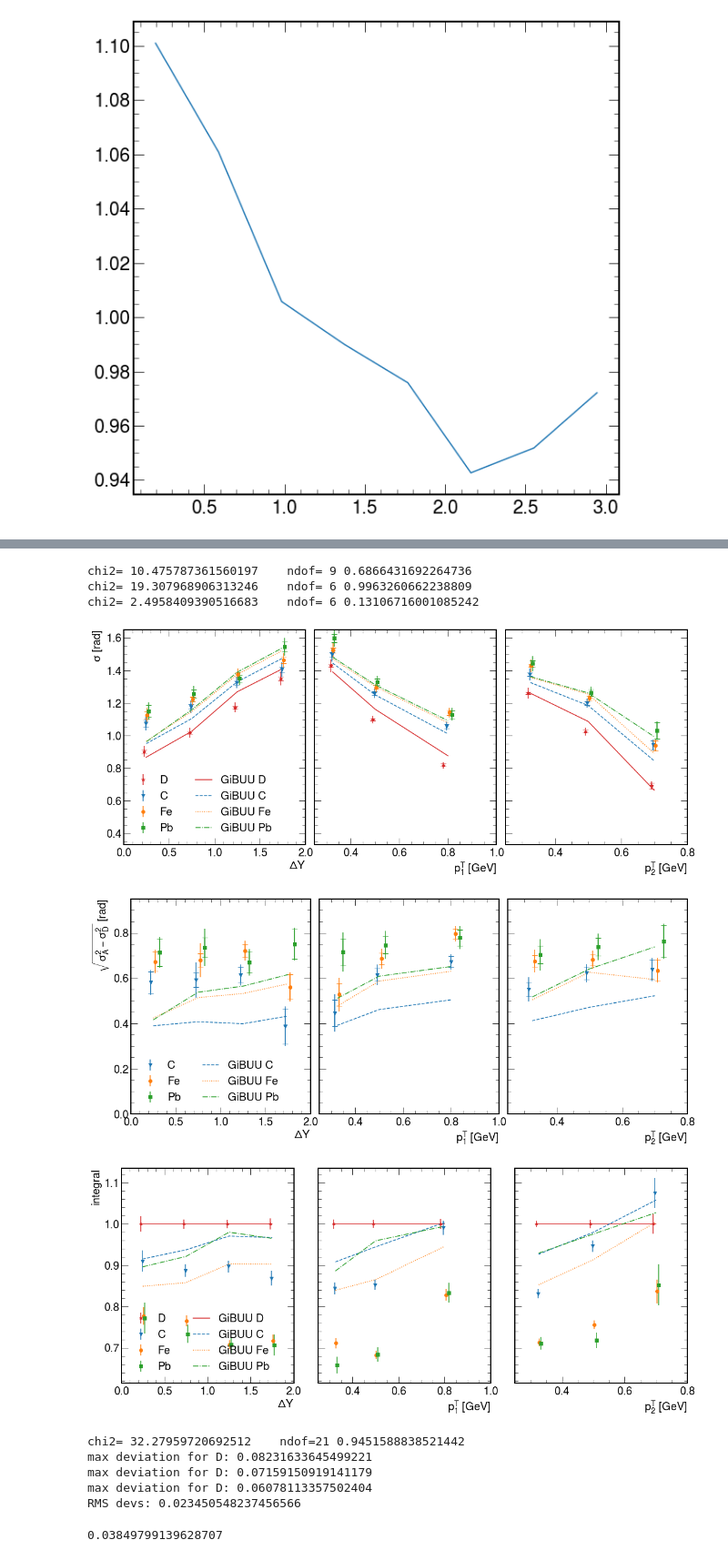
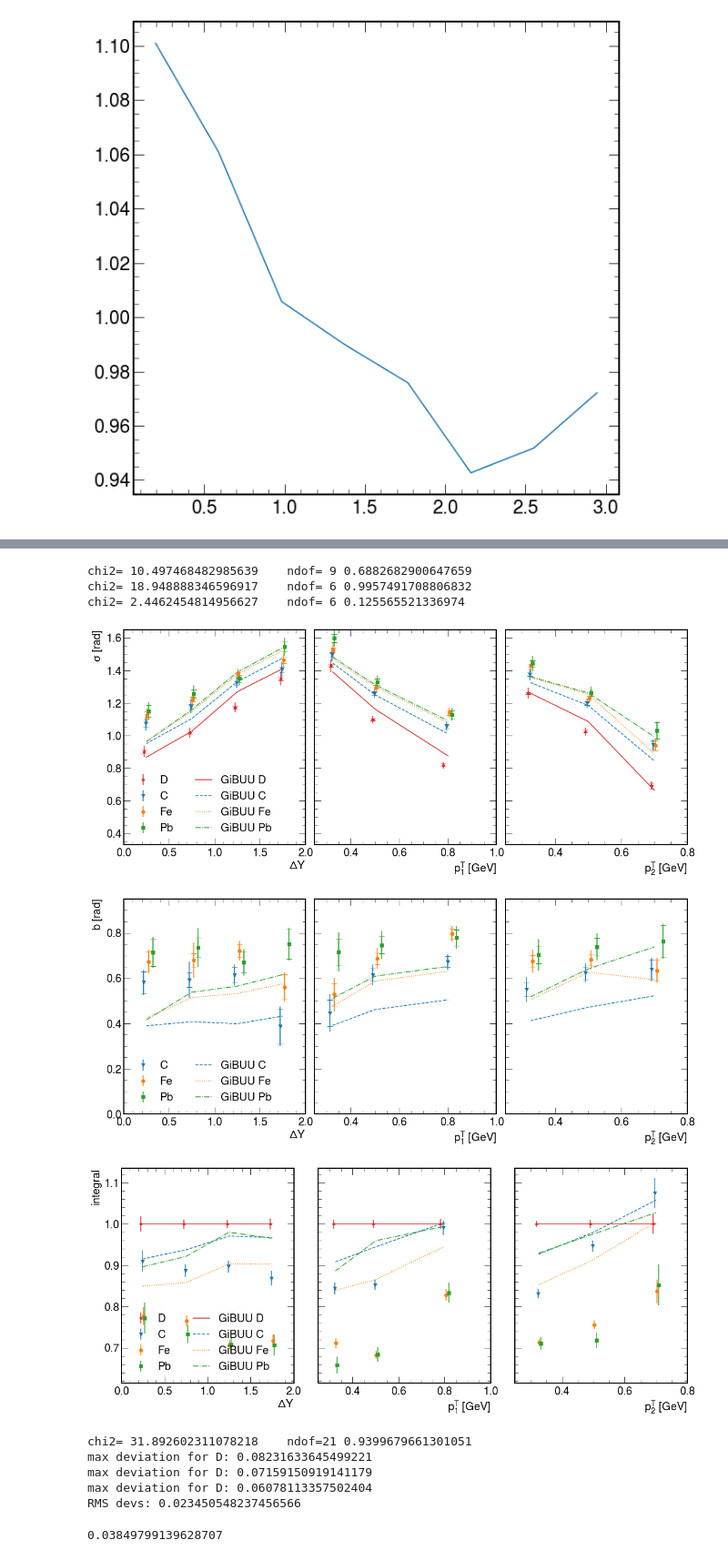
Before and after one commit to smoranvas/di-hadron, a Jupyter notebook: DipionFollowup.ipynb, the cells around one changed output, grey strips where cells are left out. Shown at 91% size. Cells and saved outputs as stored; diff of their text form; code cells hidden in the pictures.

```diff
--- a/DipionFollowup.ipynb
+++ b/DipionFollowup.ipynb
@@ -535,18 +535,20 @@ def get_values(slicevar='drap', slicevartex='\Delta Y', slicebins=(-1,0,1,2,3),
                     qtrig += " and " + pThetaCuts_trig + f" and  h1_cm_pt > {pT1min}"
                 N1 = len(dfs_trigger["GiBUU_"+A+GiBUU_suffix].query(qtrig))
                 y = N2/N1/dx/2
+                dy=y*np.sqrt(1/N2+1/N1)
+
                 #print(N1, N2)
                 if A=="D":
                     integral_GiBUU_D=sum(y)*dx*2
 
                 y/=integral_GiBUU_D
-
+                dy/=integral_GiBUU_D
                 if A=="D" or "D_" in A:
                     GiBUU_D = pd.Series(y)
                 R_GiBUU = y/GiBUU_D
 
                 tmp = A + "_fine" if useFinerBinning else A
-                GiBUU[k][tmp] = pd.DataFrame(dict(C=y, R=y/GiBUU_D,
+                GiBUU[k][tmp] = pd.DataFrame(dict(C=y,dCstat=dy, R=y/GiBUU_D,
                                                 phi=x,
                                                  phi_low=bins[:-1], phi_up=bins[1:]))
 
@@ -1051,7 +1104,7 @@ for i in range(3):
             dystat = df.dCstat
             # do not include the systematics from cuts for the correlation funcs
             # instead these will be added in later
-            dytot= np.sqrt(df.dCstat**2+df.dCsyst**2-df.dCsyst_cuts**2)
+            dytot= np.sqrt(df.dCstat**2+df.dCsyst**2-df.dCsyst_cuts**2-df.dCsyst_mix**2)
             phi=df.phi
             #print(y, dy, phi)
             binwidth=(-phi[:-1]+phi[1:])
@@ -1183,7 +1236,7 @@ for i in range(3):
         data_broadenings[A,key]=pd.DataFrame(dict(b=y, dbstat=dbstat, dbsyst=dbsyst))
     print("chi2=", chi2_for_key,"   ndof=", 3*(len(y)-1), chi2.cdf(chi2_for_key,3*(len(y)-1)))
 axs['widths'][0].set_ylabel("$\sigma$ [rad]", fontsize=fontsize)
-axs['diffwidths'][0].set_ylabel("$\\sqrt{\\sigma^2_A-\\sigma^2_D}$ [rad]", fontsize=fontsize)
+axs['diffwidths'][0].set_ylabel("$b$ [rad]", fontsize=fontsize)
 axs['integrals'][0].set_ylabel("integral", fontsize=fontsize)
 
 for axlist in axs['widths'], axs['diffwidths'], axs['integrals']:
@@ -1197,39 +1250,39 @@ axs['widths'][0].legend([artists[i] for i in indices],
 axs['widths'][0].set_ylim(0.33, 1.65)
 axs['integrals'][0].legend([artists[i] for i in indices],
                         [labels[i] for i in indices], ncol=2, framealpha=0, fontsize=fontsize)
 indices = [2,4, 6, 3, 5,7]
 axs['diffwidths'][0].legend([artists[i] for i in indices],
                         [labels[i] for i in indices], ncol=2, framealpha=0, fontsize=fontsize)
 
 
 figs['widths'].tight_layout()
 figs['widths'].subplots_adjust(wspace=0.05)
 figs['diffwidths'].tight_layout()
 figs['diffwidths'].subplots_adjust(wspace=0.05)
 figs['integrals'].tight_layout()
 for plotdir in '/home/sebouh/Documents/Overleaf_git/CorrPaper/figures/',"/home/sebouh/Documents/Overleaf_git/Dihadron2D_AN/figures/results/main/":
     figs['widths'].savefig(plotdir+"/widths.pdf")
     figs['diffwidths'].savefig(plotdir+"/diffwidths.pdf")
 
 plt.show()
 print("chi2=", chi2tot,"   ndof=21", chi2.cdf(chi2tot,21))
 
 sumDev2=0
 n=0
 for key in "dY pT1 pT2".split():
     devs = (data_widths["D",key].width-GiBUU_widths["D", key].width)/data_widths["D", key].width
     sumDev2=sum(devs**2)
     n+=len(data_widths["D",key].width)
     print("max deviation for D:", np.max(np.abs(devs)))
 print("RMS devs:", np.sqrt(sumDev2/n))
 # %% [output]
-chi2= 10.475787361560197    ndof= 9 0.6866431692264736
-chi2= 19.307968906313246    ndof= 6 0.9963260662238809
-chi2= 2.4958409390516683    ndof= 6 0.13106716001085242
+chi2= 10.497468482985639    ndof= 9 0.6882682900647659
+chi2= 18.948888346596917    ndof= 6 0.9957491708806832
+chi2= 2.4462454814956627    ndof= 6 0.125565521336974
 [figure]
-[figure, old version]
+[figure, new version]
 [figure]
-chi2= 32.27959720692512    ndof=21 0.9451588838521442
+chi2= 31.892602311078218    ndof=21 0.9399679661301051
 max deviation for D: 0.08231633645499221
 max deviation for D: 0.07159150919141179
 max deviation for D: 0.06078113357502404
```
Also changed, not shown: parts of 10 cells of this notebook.
